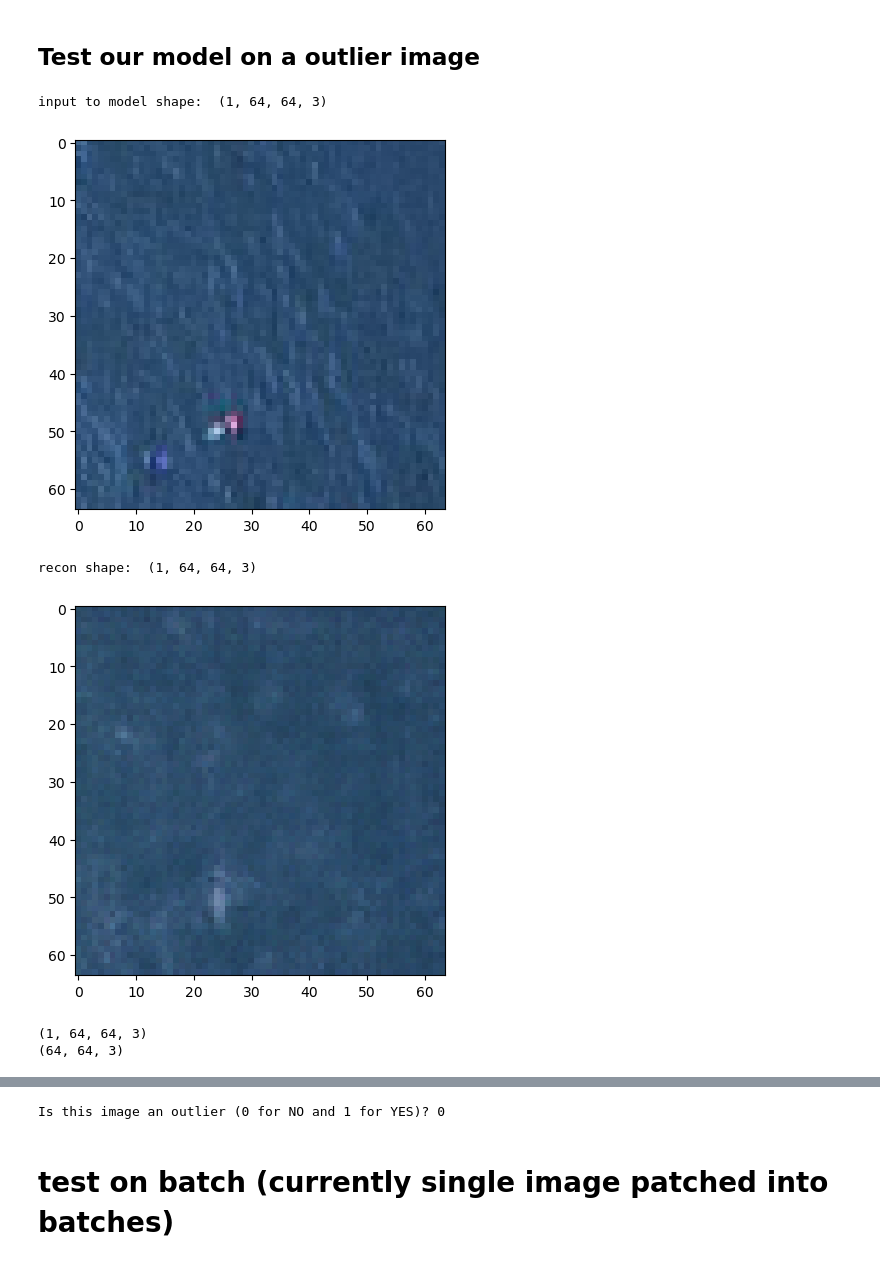
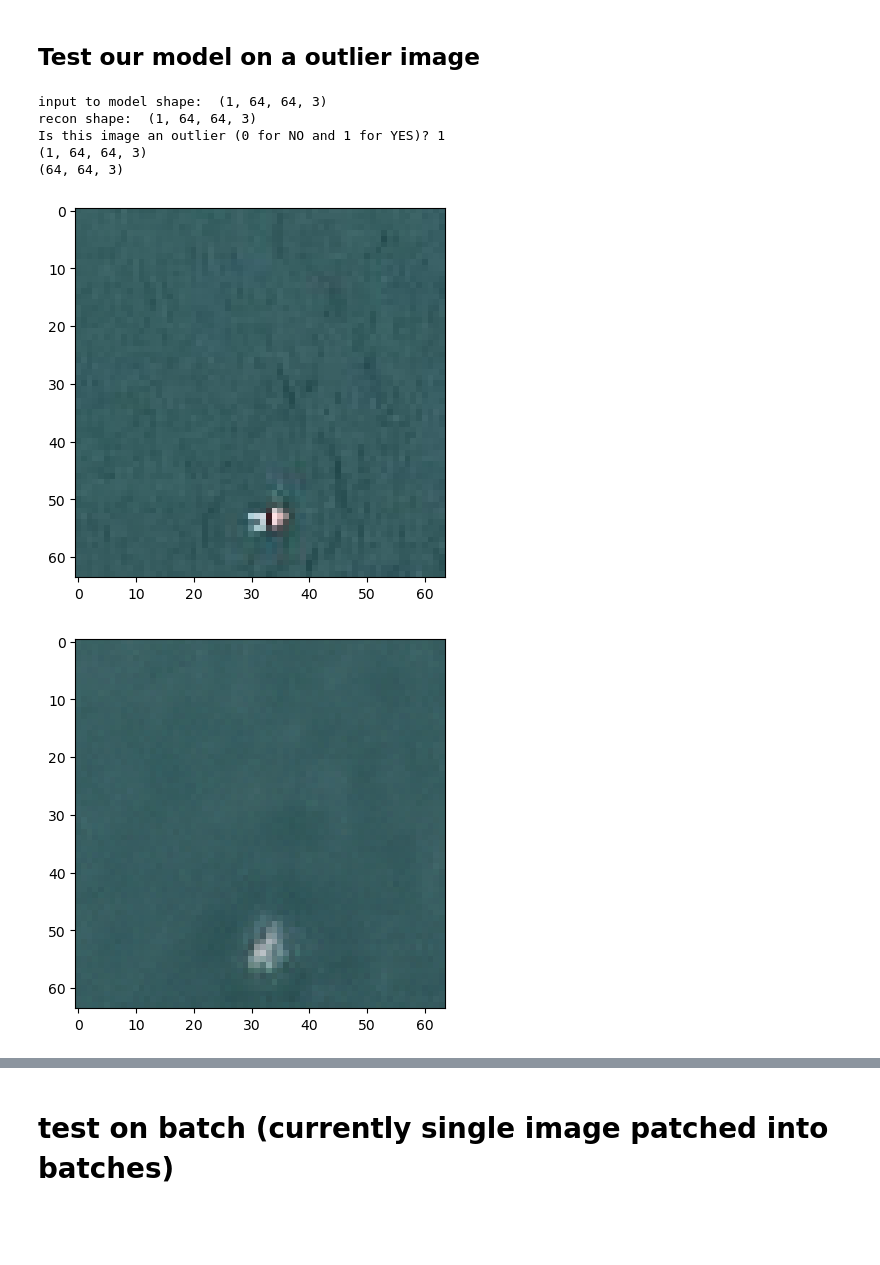
Before and after one commit to ahmadSum1/NTNU_mscThesis, a Jupyter notebook: 264_alibinet_outlier_detection_skb_smallNet.ipynb, the cells around one changed output, grey strips where cells are left out. Drawn from its saved outputs; the diff is of its cells as text; code cells hidden in the pictures; blank space fills up the shorter version.

```diff
--- a/264_alibinet_outlier_detection_skb_smallNet.ipynb
+++ b/264_alibinet_outlier_detection_skb_smallNet.ipynb
@@ -452,46 +463,51 @@ from alibi_detect.saving import load_detector
 # %%
-
-# img_num = 1220
-img_num = 100
+# img_num = 92
+img_num = 32
 # print(bad_dataset.shape)
 test_bad_image = bad_dataset[img_num].reshape(1, SIZE, SIZE, 3)
 
 print("input to model shape: ", test_bad_image.shape)
 
-plt.imshow(test_bad_image[0])
-plt.show()
+
 test_bad_image_recon = od.vae(test_bad_image)
 print("recon shape: ", test_bad_image_recon.shape)
 
 test_bad_image_recon = test_bad_image_recon.numpy()
-plt.imshow(test_bad_image_recon[0])
-plt.show()
+
 
 Y = od.predict(test_bad_image) #Returns a dictionary of data and metadata
 
 #Data dictionary contains the instance_score, feature_score, and whether it is an outlier or not.
 #Let u look at the values under the 'data' key in our output dictionary
 # bad_image_instance_score = test_bad_image_predict['data']['instance_score'][0]
 # print("The instance score is:", bad_image_instance_score)
 
+print("Is this image an outlier (0 for NO and 1 for YES)?", Y['data']['is_outlier'][0])
 Y_masks = Y['data']['feature_score']
 mask0 = Y_masks[0]
 
 print(Y_masks.shape)
 print(mask0.shape)
 
+
+plt.imshow(test_bad_image[0])
+plt.show()
+
+plt.imshow(test_bad_image_recon[0])
+plt.show()
+
 plt.imshow(mask0.max(axis=2))
 plt.colorbar()
 plt.show()
-print("Is this image an outlier (0 for NO and 1 for YES)?", Y['data']['is_outlier'][0])
 
 #You can also manually define the threshold based on your specific use case.
 # od.threshold = 0.002
 # print("Current threshld value is: ", od.threshold)
 # %% [output]
 input to model shape:  (1, 64, 64, 3)
+recon shape:  (1, 64, 64, 3)
+Is this image an outlier (0 for NO and 1 for YES)? 1
+(1, 64, 64, 3)
+(64, 64, 3)
-[figure, old version]
+[figure, new version]
-recon shape:  (1, 64, 64, 3)
-[figure, old version]
+[figure, new version]
-(1, 64, 64, 3)
-(64, 64, 3)
@@ -499,4 +515,3 @@ recon shape:  (1, 64, 64, 3)
-Is this image an outlier (0 for NO and 1 for YES)? 0
 # %% [markdown]
 # test on batch (currently single image patched into batches)
 # %%
```
Also changed, not shown: parts of 5 cells of this notebook, 13 other files.
